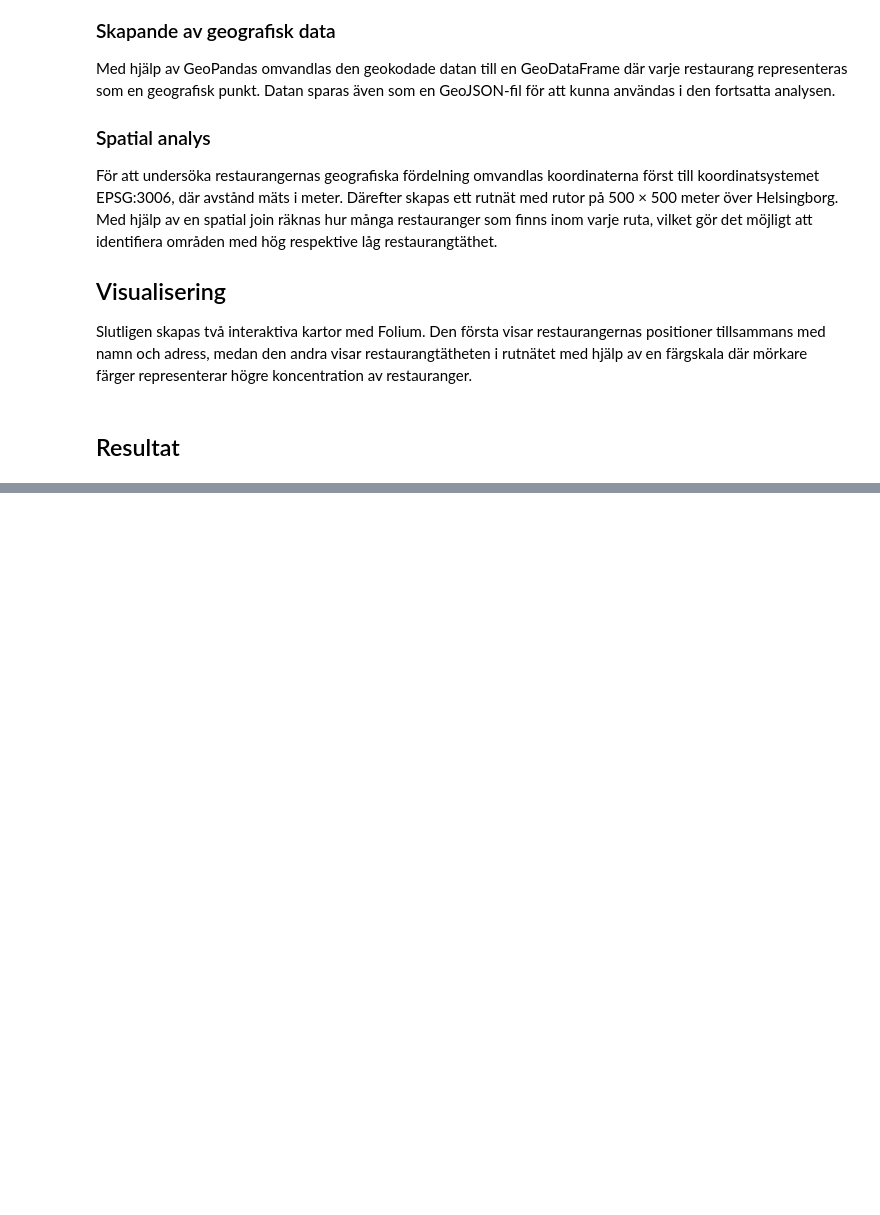
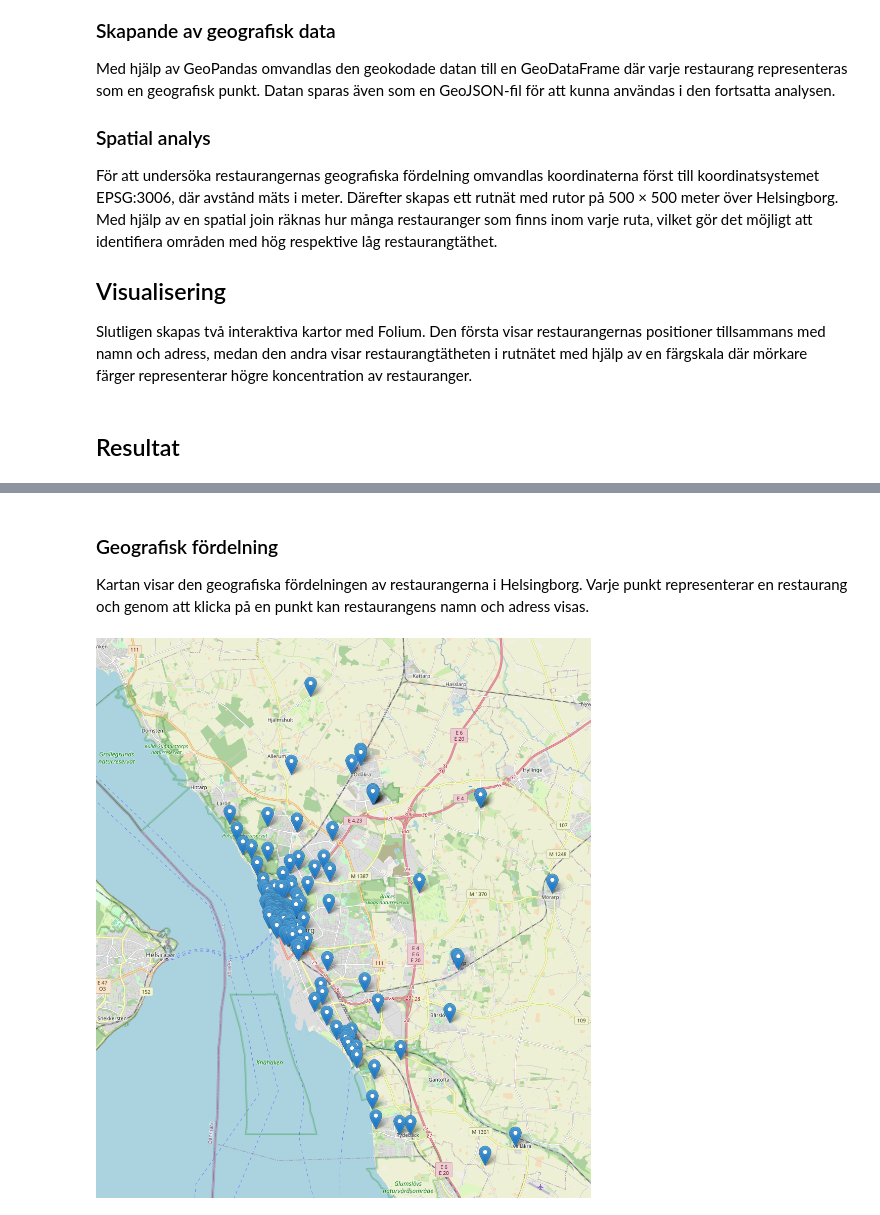
Before and after one commit to janekrajt-tech/hbg_restaurant_geodata, a Jupyter notebook: notebooks/restaurant_hbg_analysis.ipynb, the cells around one changed output, grey strips where cells are left out. Cells and saved outputs as stored; diff of their text form; code cells hidden in the pictures; blank space fills up the shorter version.

```diff
--- a/notebooks/restaurant_hbg_analysis.ipynb
+++ b/notebooks/restaurant_hbg_analysis.ipynb
@@ -59,0 +107,13 @@ Slutligen skapas två interaktiva kartor med Folium. Den första visar restauran
+# %% [markdown]
+### Geografisk fördelning
+
+Kartan visar den geografiska fördelningen av restaurangerna i Helsingborg. Varje punkt representerar en restaurang och genom att klicka på en punkt kan restaurangens namn och adress visas.
+# %%
+from IPython.display import Image, display
+
+display(Image(
+    filename="../data/processed/restaurants_map.png",
+    width=800
+))
+# %% [output]
+[figure, added]
```
Also changed, not shown: parts of 12 cells of this notebook, 2 other files.
